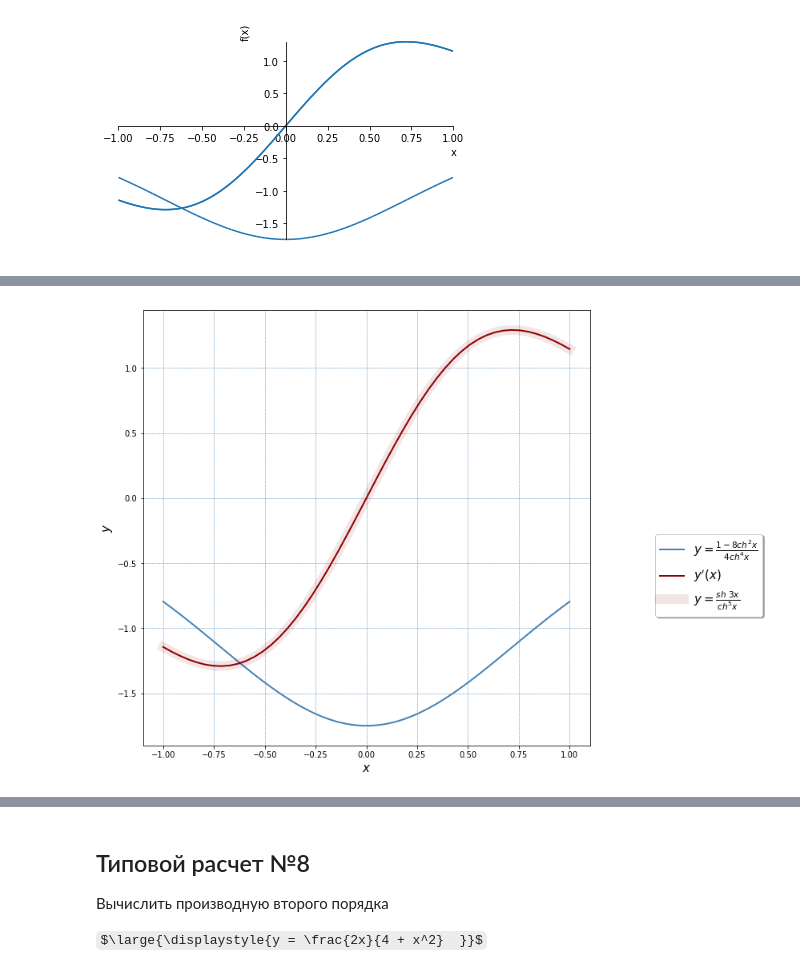
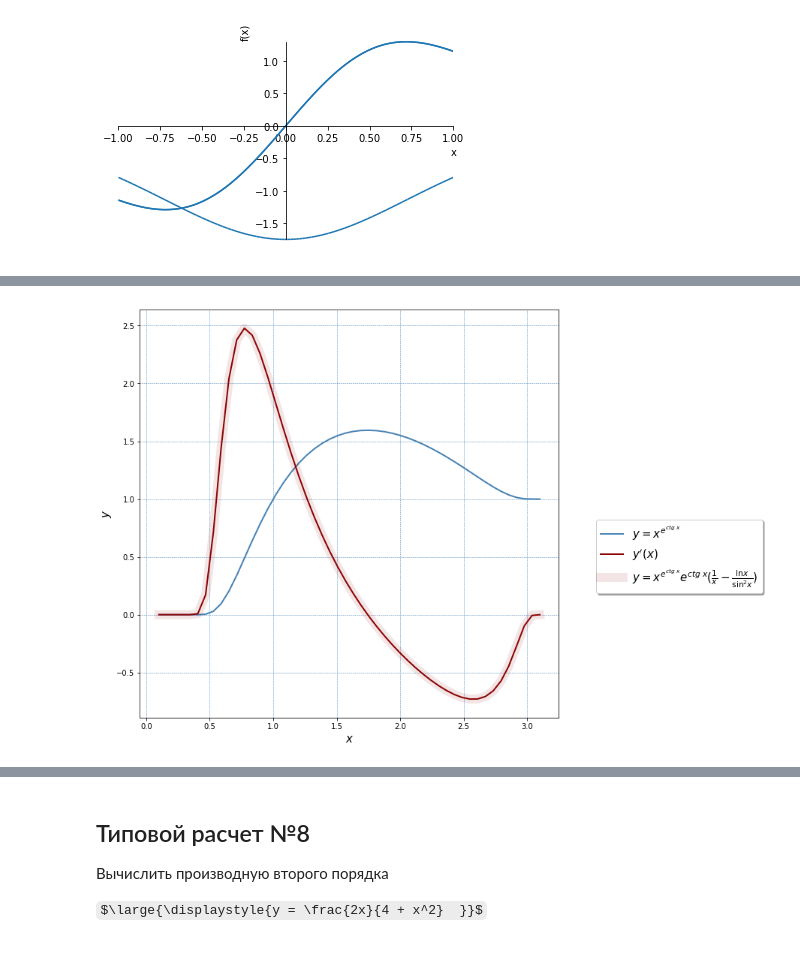
Before and after one commit to OlgaBelitskaya/math_20182019, a Jupyter notebook: mathanalysis_standardcalc201-208.ipynb, the cells around one changed output, grey strips where cells are left out. Cells and saved outputs as stored; diff of their text form; code cells hidden in the pictures; some formulas as TeX source.

```diff
--- a/mathanalysis_standardcalc201-208.ipynb
+++ b/mathanalysis_standardcalc201-208.ipynb
@@ -429,15 +495,19 @@ diff(y, x)
 # %%
-x = numpy.linspace(-1, 1)
-f =  lambda x: (1 - 8 * numpy.cosh(x) ** 2) / (4 * numpy.cosh(x) ** 4)
-df = lambda x: - numpy.sinh(x) * (1 - 8 * numpy.cosh(x) ** 2) / numpy.cosh(x) ** 5 - 4 * numpy.sinh(x) / numpy.cosh(x) ** 3
-g = lambda x: numpy.sinh(3 * x) / numpy.cosh(x) ** 5
+x = numpy.linspace(0.1, 3.1)
+f =  lambda x:  x ** ( numpy.exp( 1 / numpy.tan(x) ) )
+df = lambda x: x ** ( numpy.exp( 1 / numpy.tan(x) ) ) * \
+((-1 /  numpy.tan(x) ** 2 - 1) * numpy.exp( 1 / numpy.tan(x) ) * \
+numpy.log(x) + numpy.exp( 1 / numpy.tan(x) ) / x)
+
+g = lambda x:  x ** ( numpy.exp( 1 / numpy.tan(x) ) ) *  \
+numpy.exp (1 / numpy.tan(x)) * (1 / x - numpy.log(x) / numpy.sin(x) ** 2)
 
 plt.figure(figsize=(10,10)) ; plt.grid(c='steelblue',ls='--',lw=0.5)
-plt.plot(x, f(x), c='steelblue', lw=2, label=r'$y = \frac{1 - 8 ch^2x}{4 ch^4 x}$')
+plt.plot(x, f(x), c='steelblue', lw=2, label=r'$y = x^{e^ {ctg \ x}}$')
 plt.plot(x, df(x), c='darkred', lw=2, label=r'$y^{\prime}(x)$')
-plt.plot(x, g(x), c='darkred', lw=12, alpha=0.1, label=r'$y =  \frac{sh \ 3x}{ch^5 x}$')
+plt.plot(x, g(x), c='darkred', lw=12, alpha=0.1, label=r'$y = x^{e^ {ctg \ x}} e^{ctg \ x} ( \frac {1}{x} - \frac{\ln x}{\sin^2 x} )$')
 
 plt.xlabel(r'$x$', fontsize=15); plt.ylabel(r'$y$', fontsize=15)
-plt.legend(fontsize=15, shadow=True, bbox_to_anchor=(1.4,0.5));
+plt.legend(fontsize=15, shadow=True, bbox_to_anchor=(1.5,0.5));
 # %% [output]
-[figure, old version]
+[figure, new version]
```
Also changed, not shown: parts of 10 cells of this notebook.
